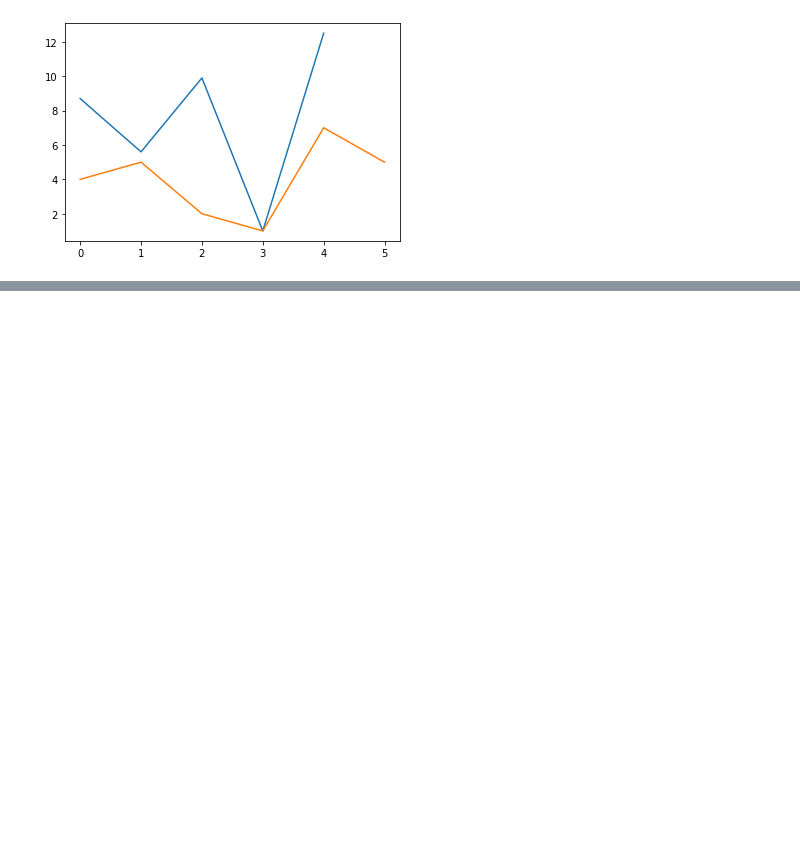
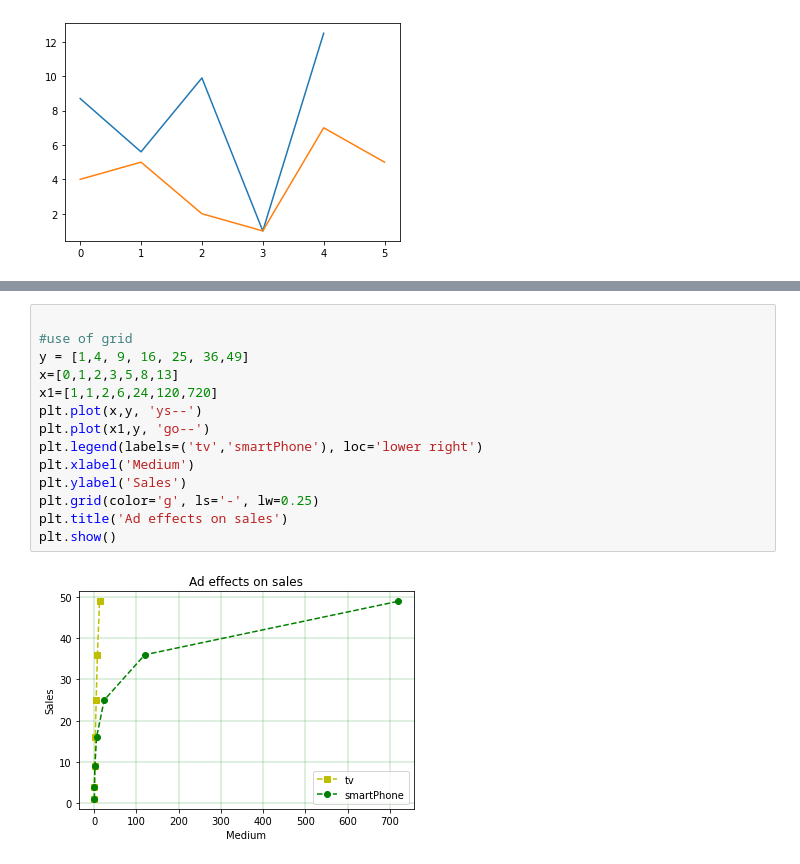
Before and after one commit to cloud1work1/matplotlib-tutorial, a Jupyter notebook: Matplotlib_tutorial.ipynb, the cells around one changed output, grey strips where cells are left out. Saved outputs shown, nothing was run; the diff lists cells and outputs as text; blank space fills up the shorter version.

```diff
--- a/Matplotlib_tutorial.ipynb
+++ b/Matplotlib_tutorial.ipynb
@@ -85,0 +105,16 @@ plt.plot(y)
+# %%
+
+#use of grid
+y = [1,4, 9, 16, 25, 36,49]
+x=[0,1,2,3,5,8,13]
+x1=[1,1,2,6,24,120,720]
+plt.plot(x,y, 'ys--')
+plt.plot(x1,y, 'go--')
+plt.legend(labels=('tv','smartPhone'), loc='lower right')
+plt.xlabel('Medium')
+plt.ylabel('Sales')
+plt.grid(color='g', ls='-', lw=0.25)
+plt.title('Ad effects on sales')
+plt.show()
+# %% [output]
+[figure, added]
```
Also changed, not shown: parts of 1 cell of this notebook.
